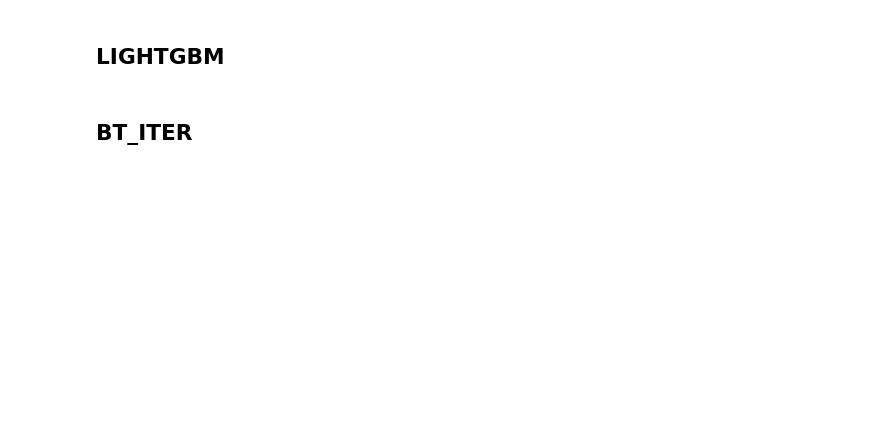
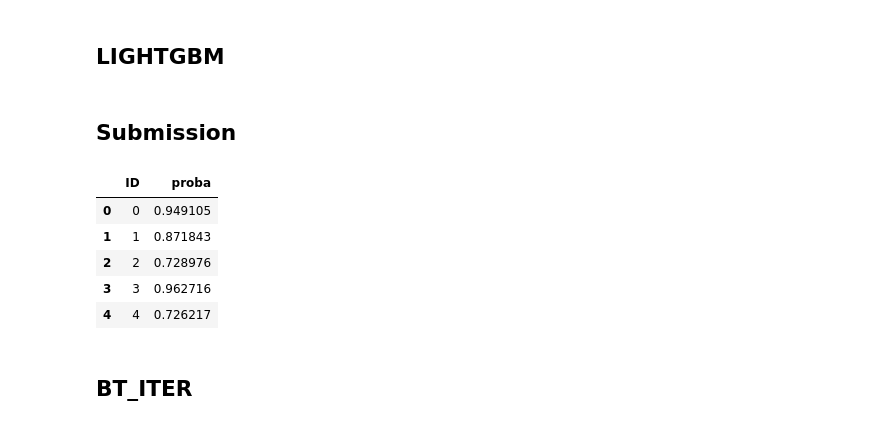
Before and after one commit to stasbel/AIHack2018, a Jupyter notebook: robomed.ipynb, the cells around one changed output. Saved outputs shown, nothing was run; the diff lists cells and outputs as text; code cells hidden in the pictures; blank space fills up the shorter version.

```diff
--- a/robomed.ipynb
+++ b/robomed.ipynb
@@ -26,7 +25,9 @@ Using TensorFlow backend.
 ## Args
 # %%
 TRAIN_PATH = '~/.kaggle/competitions/ai-hack-2018-spb-robomed/train_data.csv'
+TRAINF_PATH = 'pos_neg.csv'
 TEST_PATH = '~/.kaggle/competitions/ai-hack-2018-spb-robomed/test_data.csv'
+TESTF_PATH = 'test_pos_neg.csv'
 SUBMISSION_PATH = 'submission.csv'
 MODEL_SAVE_PATH = 'model.pkl'
 # %% [markdown]
@@ -50,5 +60,5 @@ def initial_pre(df):
 # %%
-df = initial_pre(pd.read_csv(TRAIN_PATH))
+df = initial_pre(pd.concat([pd.read_csv(TRAIN_PATH), pd.read_csv(TRAINF_PATH, index_col=0)], axis=1))
 len(df)
 # %% [output]
 283086
@@ -100,6 +110,6 @@ age.plot('hist');
 # %% [markdown]
 ### Look up
 # %%
-tdf = initial_pre(pd.read_csv(TEST_PATH))
+tdf = initial_pre(pd.concat([pd.read_csv(TEST_PATH), pd.read_csv(TESTF_PATH, index_col=0)], axis=1))
 tdf.head()
 # %% [output]
@@ -526,0 +534,13 @@ sdf.to_csv(SUBMISSION_PATH, index=False)
+# %% [markdown]
+## Submission
+# %%
+sdf = pd.DataFrame(tdf.index, columns=['ID'])
+sdf['proba'] = model.predict(X_test)
+sdf.head()
+# %% [output]
+|  | ID | proba |
+| 0 | 0 | 0.949105 |
+| 1 | 1 | 0.871843 |
+| 2 | 2 | 0.728976 |
+| 3 | 3 | 0.962716 |
+| 4 | 4 | 0.726217 |
```
Also changed, not shown: parts of 34 cells of this notebook, 4 other files.
